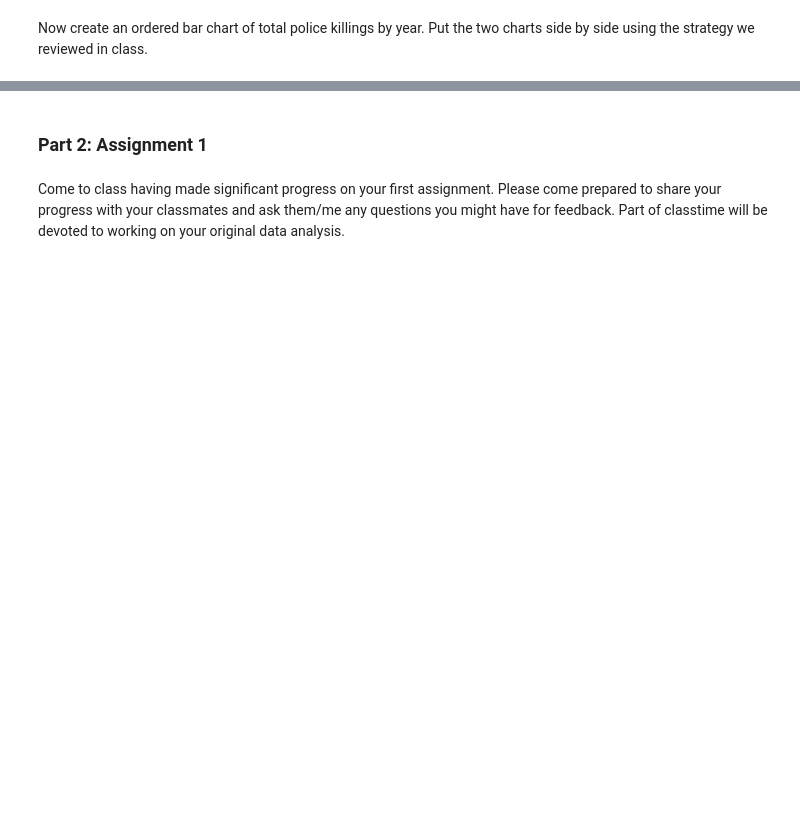
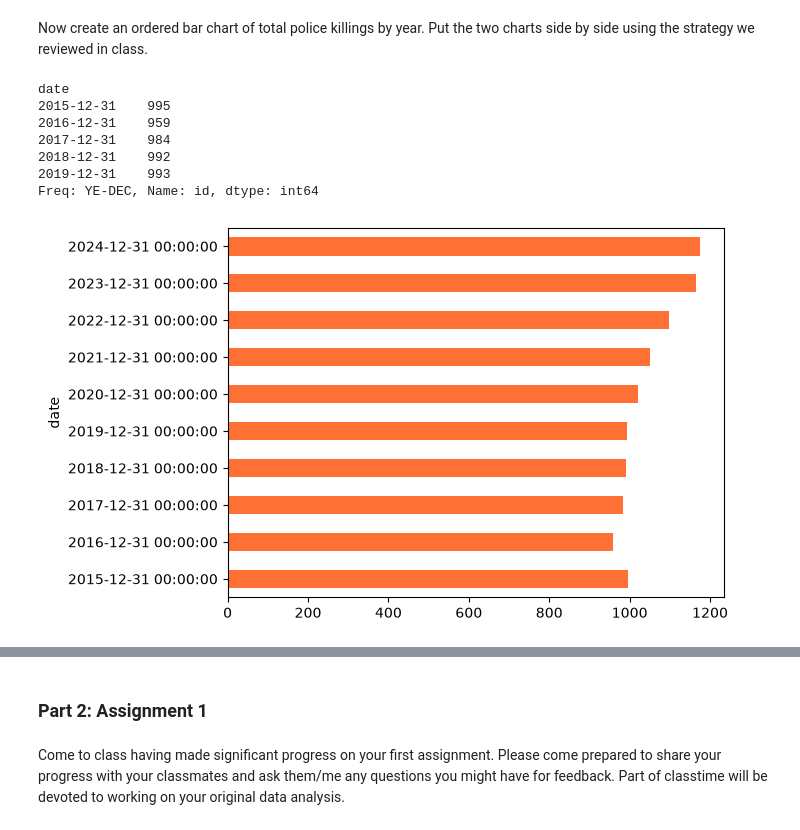
Before and after one commit to laylayounes/cuny-advanced-data-journalism-fall-2026, a Jupyter notebook: exercise-files/homework/homework6.ipynb, the cells around one changed output, grey strips where cells are left out. Saved outputs shown, nothing was run; the diff lists cells and outputs as text; code cells hidden in the pictures; blank space fills up the shorter version.

```diff
--- a/exercise-files/homework/homework6.ipynb
+++ b/exercise-files/homework/homework6.ipynb
@@ -53,2 +115,4 @@ With this in mind, resample the data over a monthly period and plot it in a line
 # %% [markdown]
 Now create an ordered bar chart of total police killings by year. Put the two charts side by side using the strategy we reviewed in class.
+# %%
+police_data_over_time = police_data.set_index("date")
@@ -55,2 +121,14 @@ Now create an ordered bar chart of total police killings by year. Put the two ch
 # %%
-# Your code here
+shootings_tally_year = police_data_over_time.resample('YE')['id'].count()
+shootings_tally_year.plot(kind="barh", x="date", y="count", color="#ff7034")
+
+shootings_tally_year.head()
+# %% [output]
+date
+2015-12-31    995
+2016-12-31    959
+2017-12-31    984
+2018-12-31    992
+2019-12-31    993
+Freq: YE-DEC, Name: id, dtype: int64
+[figure, added]
```
Also changed, not shown: parts of 9 cells of this notebook, 6 other files.
